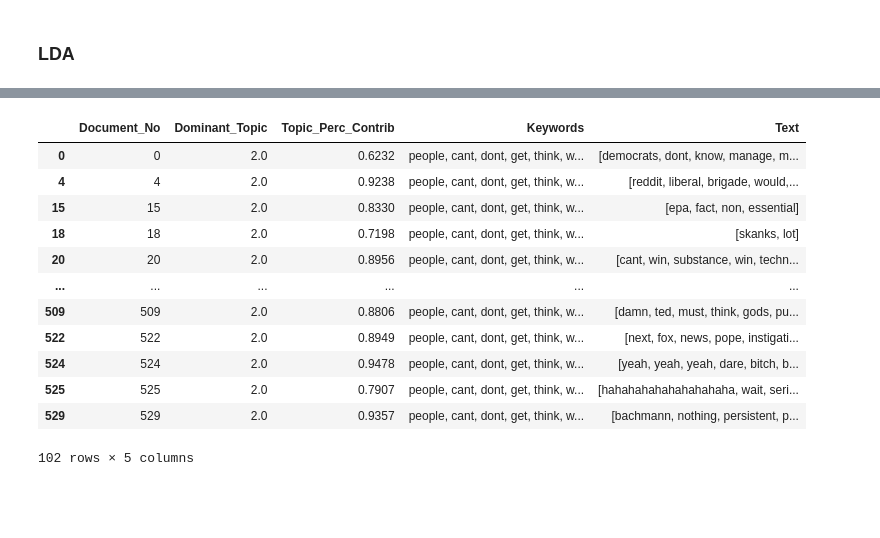
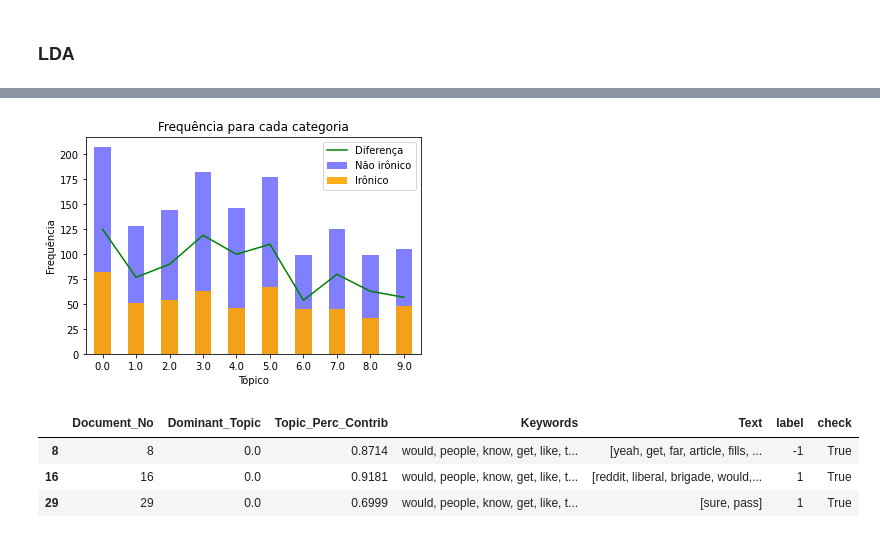
Before and after one commit to andrekwr/Exploratory-Analysis-Ironic-Sentences, a Jupyter notebook: main.ipynb, the cells around one changed output, grey strips where cells are left out. Drawn from its saved outputs; the diff is of its cells as text; code cells hidden in the pictures; blank space fills up the shorter version.

```diff
--- a/main.ipynb
+++ b/main.ipynb
@@ -111,0 +86,4 @@ model_regular = model_doc2vec("sentence_regular")
+# %%
+sents_all = [preprocess(item.strip().split()) for item in df.comment_text]
+df['word_list'] = sents_all
+df.head(3)
@@ -122,14 +149,11 @@ pyLDAvis.enable_notebook()
 # %%
 #Generate LDA MODEL
 from gensim.models.ldamulticore import LdaMulticore
-def model_dict(sents, filename, NUM_TOPICS):
+def model_dict(sents, NUM_TOPICS):
     dictionary = Dictionary(sents)
     corpus = [dictionary.doc2bow(sent) for sent in sents]
 
-#     pickle.dump(corpus, open(f'{filename}_corpus.pkl', 'wb'))
-#     dictionary.save(f'{filename}_dictionary.gensim')
-
-    ldamodel = LdaMulticore(corpus, num_topics=NUM_TOPICS, id2word=dictionary, passes=30)
+    ldamodel = LdaMulticore(corpus, num_topics=NUM_TOPICS, id2word=dictionary, passes=30, random_state=42)
 
     return corpus, dictionary, ldamodel
 # %%
@@ -185,3 +185,6 @@ Topico: 0
+# %%
+corpus_all, dictionary_all, lda_model_all = model_dict(sents_all, NUM_TOPICS=10)
+# check_topics(corpus_all, lda_model_all)
 # %%
 display_model(corpus_all, dictionary_all, lda_model_all)
 # %% [output]
@@ -216,9 +192,6 @@ display_model(corpus_regular, dictionary_regular, lda_model_regular)
 # %%
 # https://www.machinelearningplus.com/nlp/topic-modeling-gensim-python/
-
-#Ironic
 #Dominant topic in each sentence
-
 def format_topics_sentences(ldamodel, corpus, texts):
     # Init output
     sent_topics_df = pd.DataFrame()
@@ -241,12 +214,13 @@ def format_topics_sentences(ldamodel, corpus, texts):
     sent_topics_df = pd.concat([sent_topics_df, contents], axis=1)
     return(sent_topics_df)
 
+df_topic_sents_keywords = format_topics_sentences(lda_model_all, corpus_all, sents_all)
 
-df_topic_sents_keywords_ironic = format_topics_sentences(lda_model_ironic, corpus_ironic, sents_ironic)
+df_dominant_topic = df_topic_sents_keywords.reset_index()
+df_dominant_topic.columns = ['Document_No', 'Dominant_Topic', 'Topic_Perc_Contrib', 'Keywords', 'Text']
 
-df_dominant_topic_ironic = df_topic_sents_keywords_ironic.reset_index()
-df_dominant_topic_ironic.columns = ['Document_No', 'Dominant_Topic', 'Topic_Perc_Contrib', 'Keywords', 'Text']
+df_dominant_topic['label'] = df['label']
+df_dominant_topic['check'] = df['word_list'] == df_dominant_topic['Text']
 
-# Show
-df_dominant_topic_ironic.head(10)
+df_dominant_topic.head(5)
 # %% [output]
@@ -264,25 +233,31 @@ df_dominant_topic_ironic.head(10)
+# %%
+ironic = df_dominant_topic[df_dominant_topic['label'] == 1]
+nonIronic = df_dominant_topic[df_dominant_topic['label'] == -1]
+
+fig, ax = plt.subplots()
+nonIronic['Dominant_Topic'].value_counts().sort_index().plot(kind='bar', color='b', label='Não irônico', alpha=0.5)
+ironic['Dominant_Topic'].value_counts().sort_index().plot(kind='bar', color='orange', label='Irônico', alpha=0.9)
+(nonIronic['Dominant_Topic'].value_counts().sort_index() - ironic['Dominant_Topic'].value_counts().sort_index()).plot(color='g', label='Diferença')
+plt.ylabel('Frequência')
+plt.xlabel('Tópico')
+plt.legend()
+plt.title("Frequência para cada categoria")
+plt.show()
+# %% [output]
+[figure, added]
 # %%
 #Dominant topics occurences
-df_dominant_topic_ironic.Dominant_Topic.value_counts()
+df_dominant_topic.Dominant_Topic.value_counts()
 
 #Dominant topic with most occurences
-dominant_topic_ironic = df_dominant_topic_ironic.Dominant_Topic.value_counts().index[0]
+dominant_topic = df_dominant_topic.Dominant_Topic.value_counts().index[0]
 
 #Documents related to dominant topic with most occurences
-df_dominant_topic_ironic[df_dominant_topic_ironic.Dominant_Topic == dominant_topic_ironic]
+df_dominant_topic[df_dominant_topic.Dominant_Topic == dominant_topic].head(3)
 # %% [output]
-|  | Document_No | Dominant_Topic | Topic_Perc_Contrib | Keywords | Text |
-| 0 | 0 | 2.0 | 0.6232 | people, cant, dont, get, think, w... | [democrats, dont, know, manage, m... |
-| 4 | 4 | 2.0 | 0.9238 | people, cant, dont, get, think, w... | [reddit, liberal, brigade, would,... |
-| 15 | 15 | 2.0 | 0.8330 | people, cant, dont, get, think, w... | [epa, fact, non, essential] |
-| 18 | 18 | 2.0 | 0.7198 | people, cant, dont, get, think, w... | [skanks, lot] |
-| 20 | 20 | 2.0 | 0.8956 | people, cant, dont, get, think, w... | [cant, win, substance, win, techn... |
-| ... | ... | ... | ... | ... | ... |
-| 509 | 509 | 2.0 | 0.8806 | people, cant, dont, get, think, w... | [damn, ted, must, think, gods, pu... |
-| 522 | 522 | 2.0 | 0.8949 | people, cant, dont, get, think, w... | [next, fox, news, pope, instigati... |
-| 524 | 524 | 2.0 | 0.9478 | people, cant, dont, get, think, w... | [yeah, yeah, yeah, dare, bitch, b... |
-| 525 | 525 | 2.0 | 0.7907 | people, cant, dont, get, think, w... | [hahahahahahahahahaha, wait, seri... |
-| 529 | 529 | 2.0 | 0.9357 | people, cant, dont, get, think, w... | [bachmann, nothing, persistent, p... |
+|  | Document_No | Dominant_Topic | Topic_Perc_Contrib | Keywords | Text | label | check |
+| 8 | 8 | 0.0 | 0.8714 | would, people, know, get, like, t... | [yeah, get, far, article, fills, ... | -1 | True |
+| 16 | 16 | 0.0 | 0.9181 | would, people, know, get, like, t... | [reddit, liberal, brigade, would,... | 1 | True |
+| 29 | 29 | 0.0 | 0.6999 | would, people, know, get, like, t... | [sure, pass] | 1 | True |
-102 rows × 5 columns
 # %%
 #Most representative document for each topic
```
Also changed, not shown: parts of 35 cells of this notebook.
